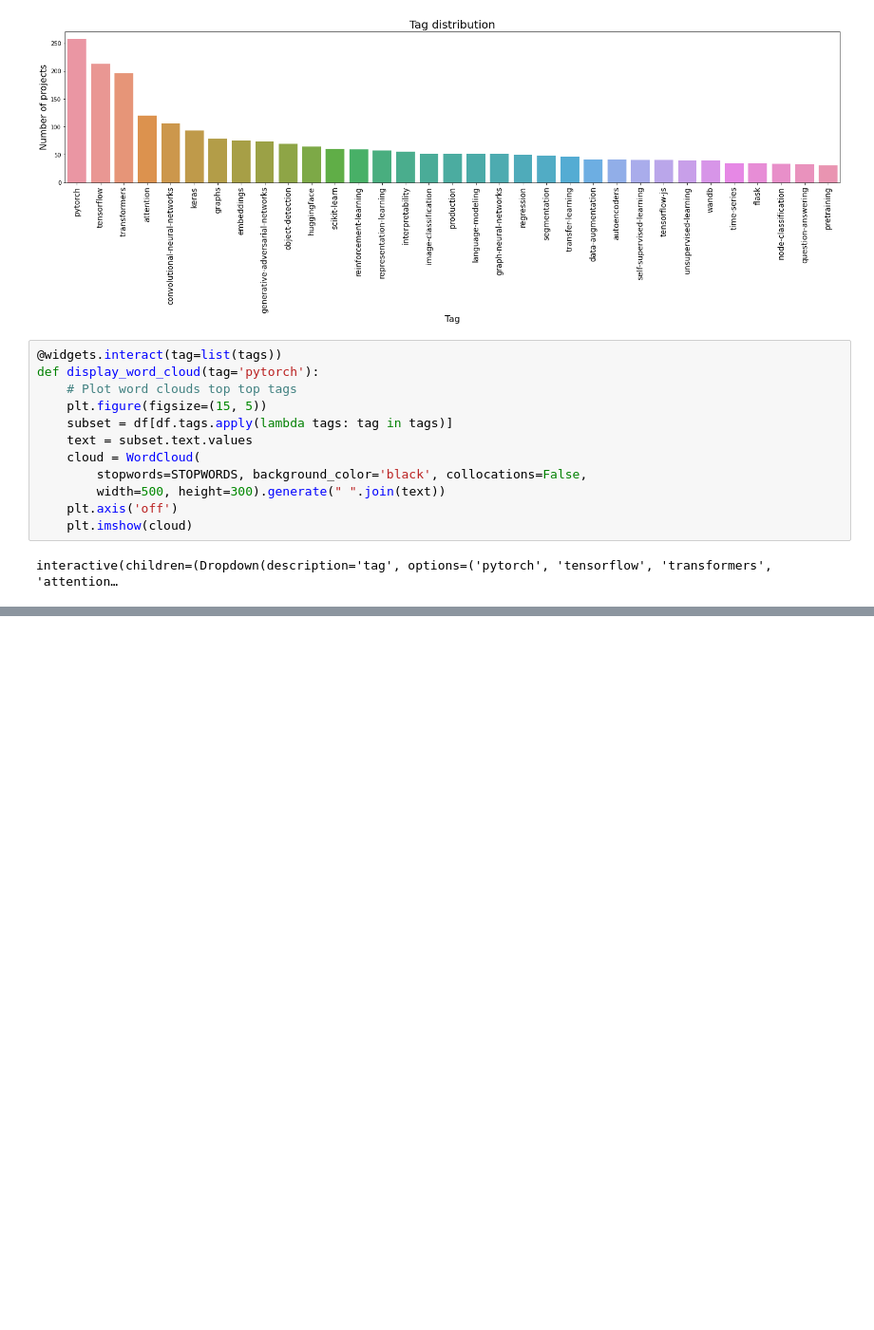
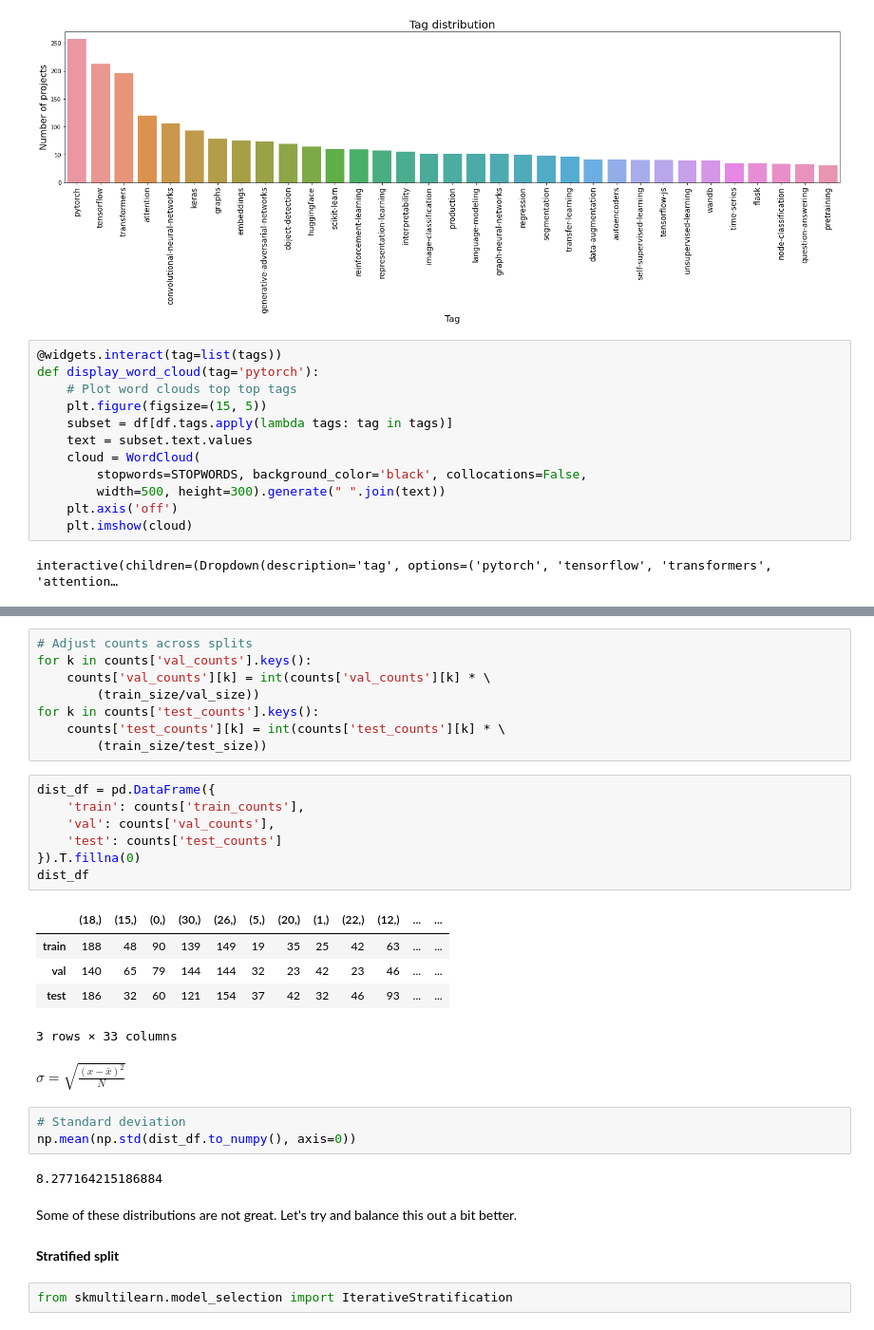
Before and after one commit to GokuMohandas/mlops-course, a Jupyter notebook: notebooks/tagifai.ipynb, the cells around one changed output, grey strips where cells are left out. Shown at 95% size. Cells and saved outputs as stored; diff of their text form; blank space fills up the shorter version.

```diff
--- a/notebooks/tagifai.ipynb
+++ b/notebooks/tagifai.ipynb
@@ -146,0 +331,34 @@ interactive(children=(Dropdown(description='tag', options=('pytorch', 'tensorflo
+# %%
+# Adjust counts across splits
+for k in counts['val_counts'].keys():
+    counts['val_counts'][k] = int(counts['val_counts'][k] * \
+        (train_size/val_size))
+for k in counts['test_counts'].keys():
+    counts['test_counts'][k] = int(counts['test_counts'][k] * \
+        (train_size/test_size))
+# %%
+dist_df = pd.DataFrame({
+    'train': counts['train_counts'],
+    'val': counts['val_counts'],
+    'test': counts['test_counts']
+}).T.fillna(0)
+dist_df
+# %% [output]
+|  | (18,) | (15,) | (0,) | (30,) | (26,) | (5,) | (20,) | (1,) | (22,) | (12,) | ... | ... |
+| train | 188 | 48 | 90 | 139 | 149 | 19 | 35 | 25 | 42 | 63 | ... | ... |
+| val | 140 | 65 | 79 | 144 | 144 | 32 | 23 | 42 | 23 | 46 | ... | ... |
+| test | 186 | 32 | 60 | 121 | 154 | 37 | 42 | 32 | 46 | 93 | ... | ... |
+3 rows × 33 columns
+# %% [markdown]
+$\sigma = \sqrt{\frac{(x - \bar{x})^2}{N}}$
+# %%
+# Standard deviation
+np.mean(np.std(dist_df.to_numpy(), axis=0))
+# %% [output]
+8.277164215186884
+# %% [markdown]
+Some of these distributions are not great. Let's try and balance this out a bit better.
+# %% [markdown]
+**Stratified split**
+# %%
+from skmultilearn.model_selection import IterativeStratification
```
Also changed, not shown: parts of 35 cells of this notebook, 1 other file.
